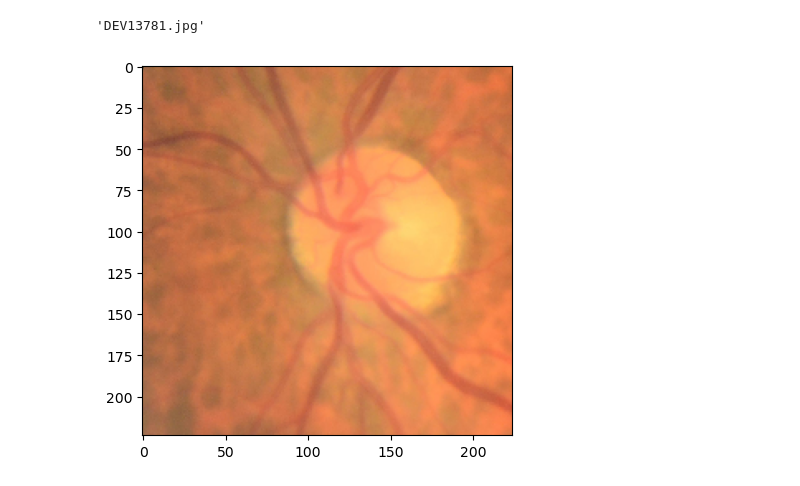
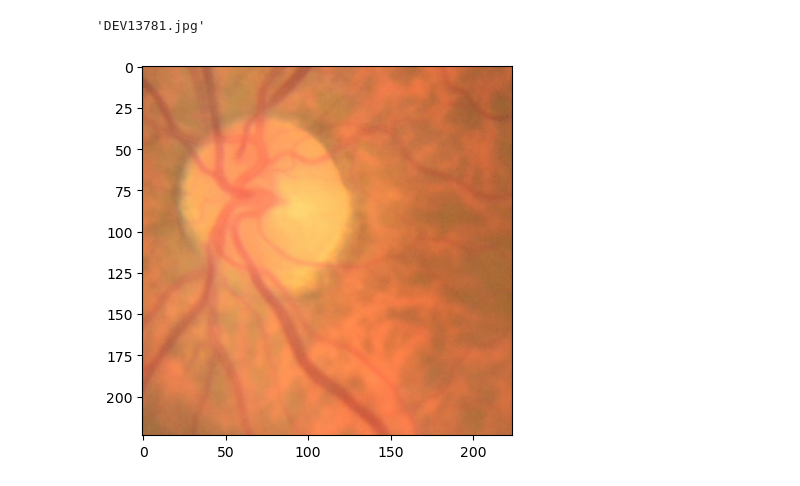
Before and after one commit to valbuc/AIROGSLite-ViT, a Jupyter notebook: crop_when_loading.ipynb, the cells around one changed output. Saved outputs shown, nothing was run; the diff lists cells and outputs as text; code cells hidden in the pictures.

```diff
--- a/crop_when_loading.ipynb
+++ b/crop_when_loading.ipynb
@@ -62,7 +62,7 @@ class ClassifierDataset(Dataset):
         self.len = end_idx - start_idx
         self.label_file = label_file
         if self.label_file:
-            labels = pd.read_csv(label_file, skiprows = lambda x: x not in range(start_idx, end_idx+1))
+            labels = pd.read_csv(label_file, skiprows = lambda x: x not in [0] + list(range(start_idx+1, end_idx+1)))
             labels["label"] = None
             labels["label"].loc[labels["class"] == "NRG"] = 0
             labels["label"].loc[labels["class"] == "RG"] = 1
@@ -148,10 +148,10 @@ class ClassifierDataset(Dataset):
             return img, label
         return img # could also return img, 0
 # %%
-data = ClassifierDataset("data/cfp", img_prefix = "DEV", yolo_dir="data/yolo_pred_train", label_file="data/dev_labels.csv", start_idx=0, end_idx=4, cache_all = True,  transform = train_transforms, FACTOR = 2)
+data = ClassifierDataset("data/cfp", img_prefix = "DEV", yolo_dir="data/labels_train_finalModel", label_file="data/dev_labels.csv", start_idx=4, end_idx=8, cache_all = True,  transform = train_transforms, FACTOR = 2)
 dataloader = DataLoader(data, batch_size=2)
 batch = next(iter(dataloader))
 plt.imshow(batch[0][0].permute(1, 2, 0)[:,:,[2,1,0]])
 plt.show()
 # %% [output]
-[figure, old version]
+[figure, new version]
```
Also changed, not shown: parts of 1 cell of this notebook, 1 other file.
